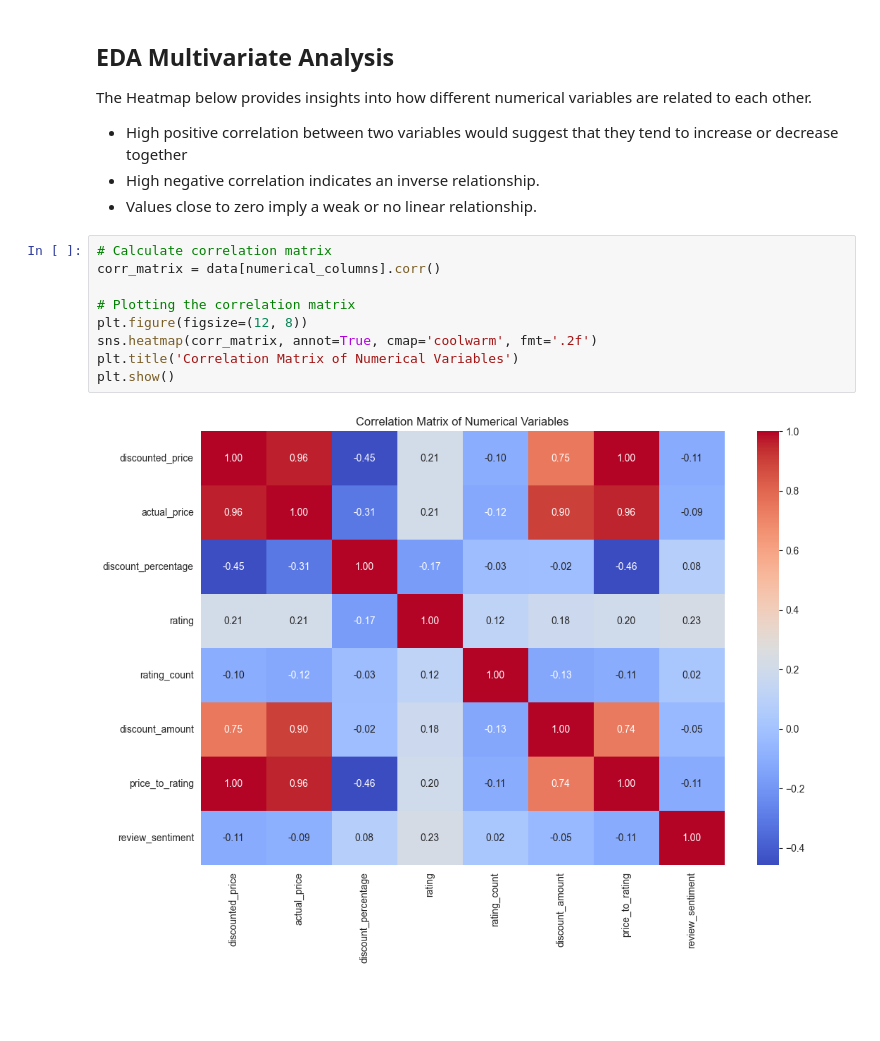
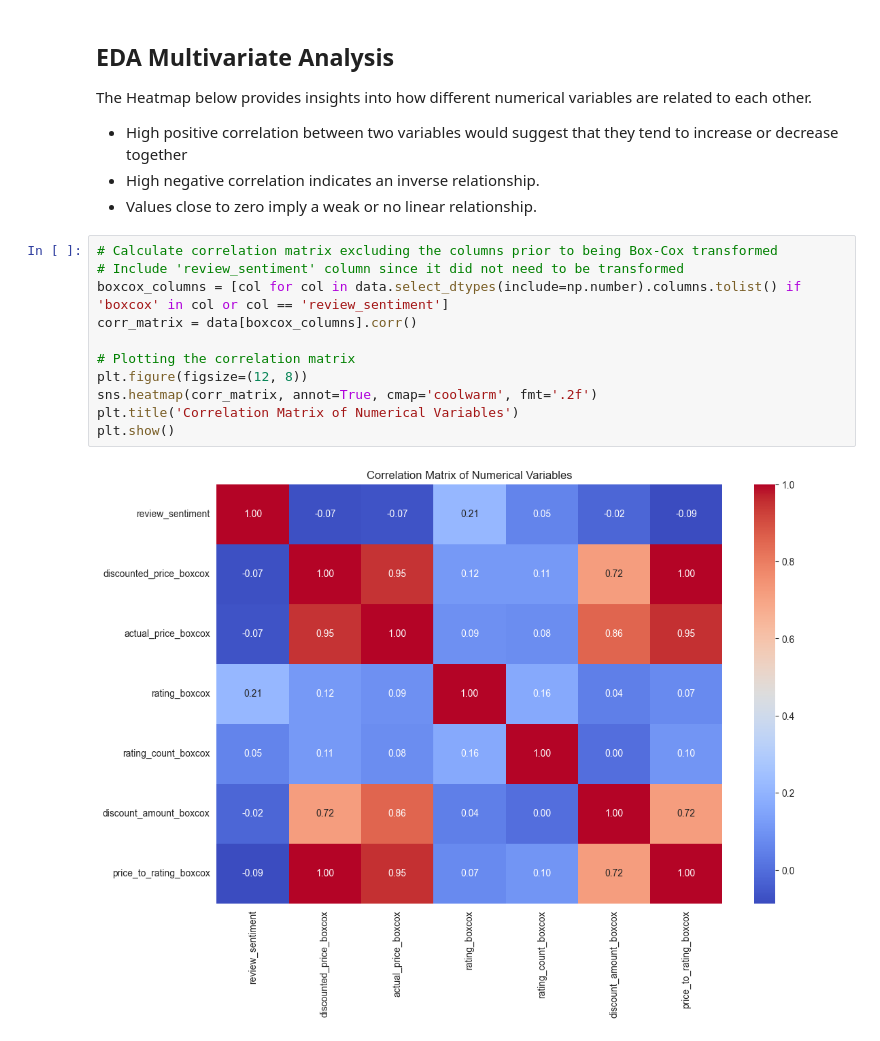
Before and after one commit to anthonyvann/eCommerce-Dataset-Analysis, a Jupyter notebook: EDA.ipynb, the cells around one changed output. Cells and saved outputs as stored; diff of their text form; blank space fills up the shorter version.

Commit message:
Update EDA.ipynb
Visualized a multivariate analysis on Box-Cox transformed columns.

```diff
--- a/EDA.ipynb
+++ b/EDA.ipynb
@@ -708,14 +708,16 @@ The Heatmap below provides insights into how different numerical variables are r
 - High negative correlation indicates an inverse relationship.
 - Values close to zero imply a weak or no linear relationship.
 # %%
-# Calculate correlation matrix
-corr_matrix = data[numerical_columns].corr()
+# Calculate correlation matrix excluding the columns prior to being Box-Cox transformed
+# Include 'review_sentiment' column since it did not need to be transformed
+boxcox_columns = [col for col in data.select_dtypes(include=np.number).columns.tolist() if 'boxcox' in col or col == 'review_sentiment']
+corr_matrix = data[boxcox_columns].corr()
 
 # Plotting the correlation matrix
 plt.figure(figsize=(12, 8))
 sns.heatmap(corr_matrix, annot=True, cmap='coolwarm', fmt='.2f')
 plt.title('Correlation Matrix of Numerical Variables')
 plt.show()
 # %% [output]
-[figure, old version]
+[figure, new version]
 # %% [markdown]
```
Also changed, not shown: parts of 2 cells of this notebook.
